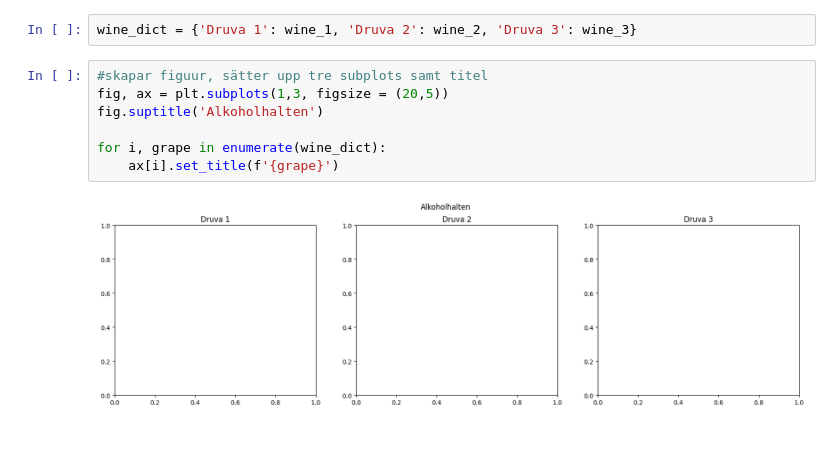
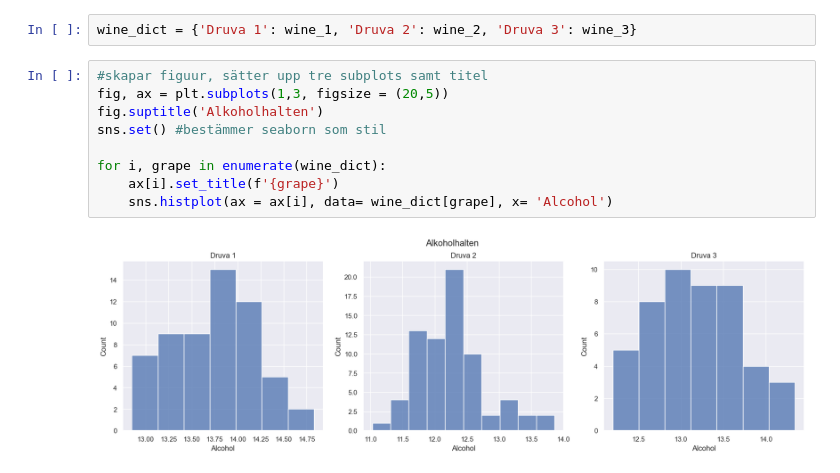
Before and after one commit to SauronGunnars/Statistiska-Metoder-Sara-Gunnars, a Jupyter notebook: slutupg_statistik.ipynb, the cells around one changed output. Drawn from its saved outputs; the diff is of its cells as text; blank space fills up the shorter version.

Commit message:
plotted wine alcohol level

```diff
--- a/slutupg_statistik.ipynb
+++ b/slutupg_statistik.ipynb
@@ -90,9 +90,11 @@ wine_dict = {'Druva 1': wine_1, 'Druva 2': wine_2, 'Druva 3': wine_3}
 # %%
 #skapar figuur, sätter upp tre subplots samt titel
 fig, ax = plt.subplots(1,3, figsize = (20,5))
 fig.suptitle('Alkoholhalten')
+sns.set() #bestämmer seaborn som stil
 
 for i, grape in enumerate(wine_dict):
     ax[i].set_title(f'{grape}')
+    sns.histplot(ax = ax[i], data= wine_dict[grape], x= 'Alcohol')
 # %% [output]
-[figure, old version]
+[figure, new version]
```
